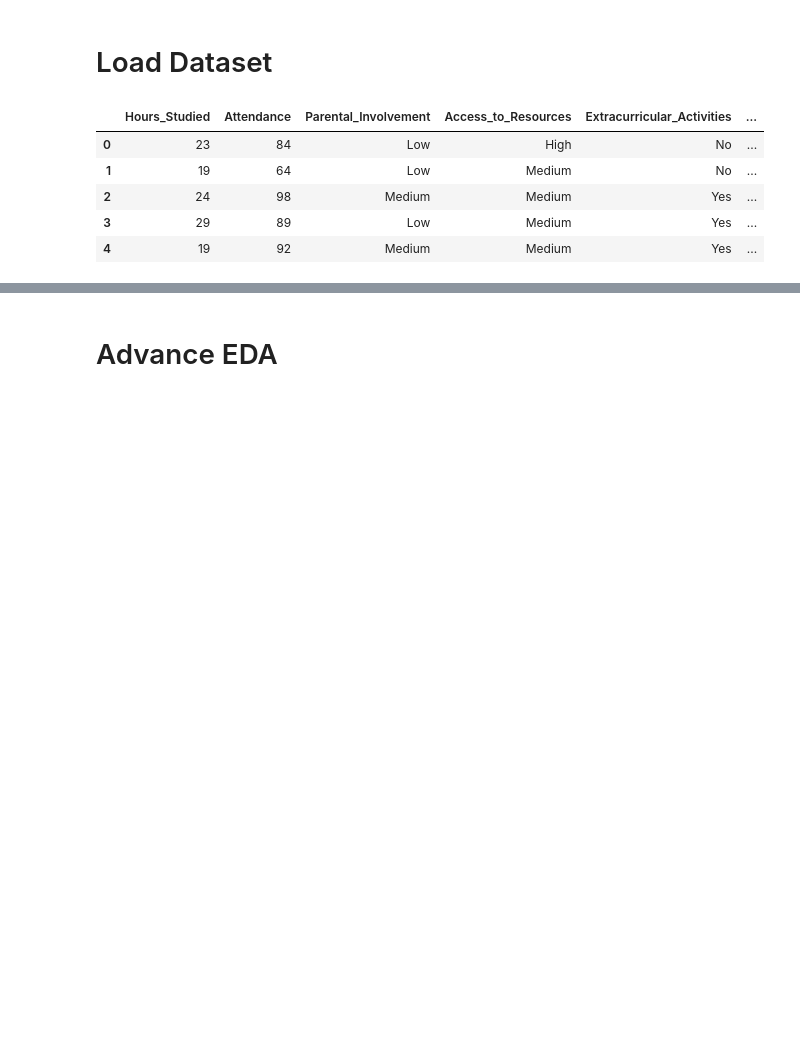
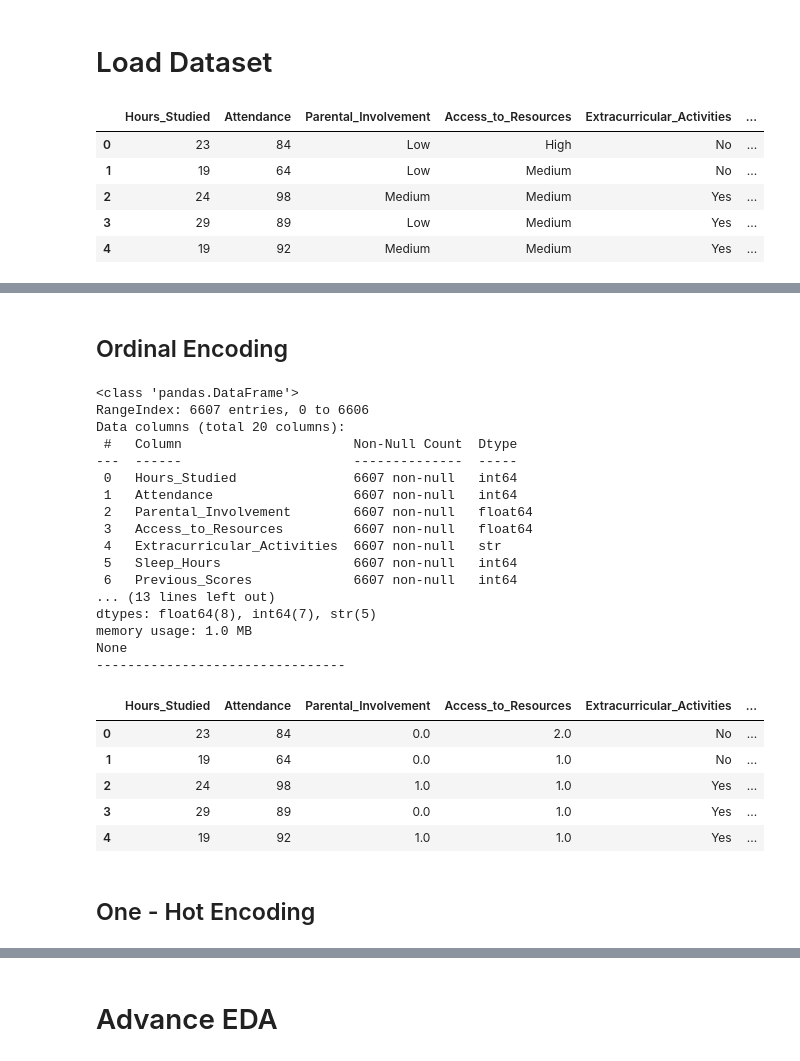
Before and after one commit to GantaLabs/StudentPerformanceFactors, a Jupyter notebook: notebook/Advanced_Process.ipynb, the cells around one changed output, grey strips where cells are left out. Saved outputs shown, nothing was run; the diff lists cells and outputs as text; code cells hidden in the pictures; blank space fills up the shorter version.

```diff
--- a/notebook/Advanced_Process.ipynb
+++ b/notebook/Advanced_Process.ipynb
@@ -18,0 +57,2 @@ df.head()
+# %% [markdown]
+## Ordinal Encoding
@@ -18,0 +84,30 @@ df.head()
+# %%
+print(df.info())
+print("--------------------------------")
+df.head()
+# %% [output]
+<class 'pandas.DataFrame'>
+RangeIndex: 6607 entries, 0 to 6606
+Data columns (total 20 columns):
+ #   Column                      Non-Null Count  Dtype
+---  ------                      --------------  -----
+ 0   Hours_Studied               6607 non-null   int64
+ 1   Attendance                  6607 non-null   int64
+ 2   Parental_Involvement        6607 non-null   float64
+ 3   Access_to_Resources         6607 non-null   float64
+ 4   Extracurricular_Activities  6607 non-null   str
+ 5   Sleep_Hours                 6607 non-null   int64
+ 6   Previous_Scores             6607 non-null   int64
+... (13 lines left out)
+dtypes: float64(8), int64(7), str(5)
+memory usage: 1.0 MB
+None
+--------------------------------
+|  | Hours_Studied | Attendance | Parental_Involvement | Access_to_Resources | Extracurricular_Activities | ... |
+| 0 | 23 | 84 | 0.0 | 2.0 | No | ... |
+| 1 | 19 | 64 | 0.0 | 1.0 | No | ... |
+| 2 | 24 | 98 | 1.0 | 1.0 | Yes | ... |
+| 3 | 29 | 89 | 0.0 | 1.0 | Yes | ... |
+| 4 | 19 | 92 | 1.0 | 1.0 | Yes | ... |
+# %% [markdown]
+## One - Hot Encoding
```
Also changed, not shown: parts of 16 cells of this notebook, 4 other files.
